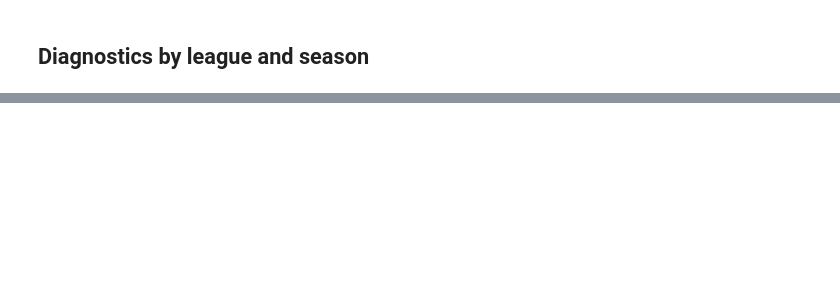
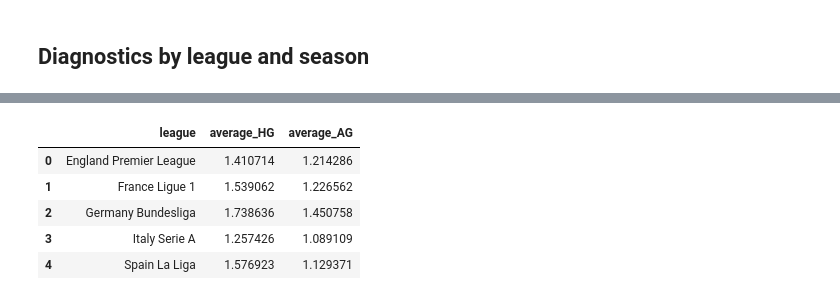
Before and after one commit to yjaam/soccer-match-prediction, a Jupyter notebook: notebooks/evaluate_NN.ipynb, the cells around one changed output, grey strips where cells are left out. Drawn from its saved outputs; the diff is of its cells as text; code cells hidden in the pictures; blank space fills up the shorter version.

```diff
--- a/notebooks/evaluate_NN.ipynb
+++ b/notebooks/evaluate_NN.ipynb
@@ -131,0 +165,15 @@ print(accuracy_by_league)
+# %%
+# average of HG and AG by league
+average_goals_by_league = results.groupby("league").agg(
+    average_HG=pd.NamedAgg(column="HG", aggfunc="mean"),
+    average_AG=pd.NamedAgg(column="AG", aggfunc="mean")
+).reset_index()
+
+average_goals_by_league
+# %% [output]
+|  | league | average_HG | average_AG |
+| 0 | England Premier League | 1.410714 | 1.214286 |
+| 1 | France Ligue 1 | 1.539062 | 1.226562 |
+| 2 | Germany Bundesliga | 1.738636 | 1.450758 |
+| 3 | Italy Serie A | 1.257426 | 1.089109 |
+| 4 | Spain La Liga | 1.576923 | 1.129371 |
```
Also changed, not shown: parts of 9 cells of this notebook, 41 other files.
